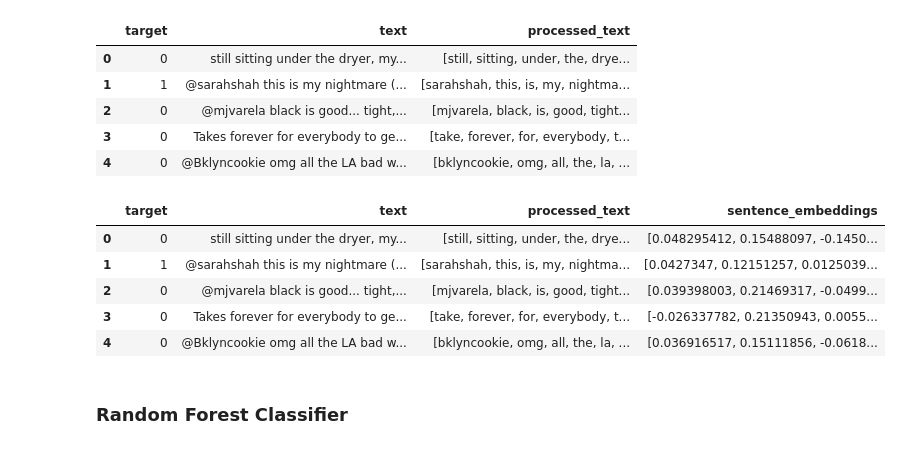
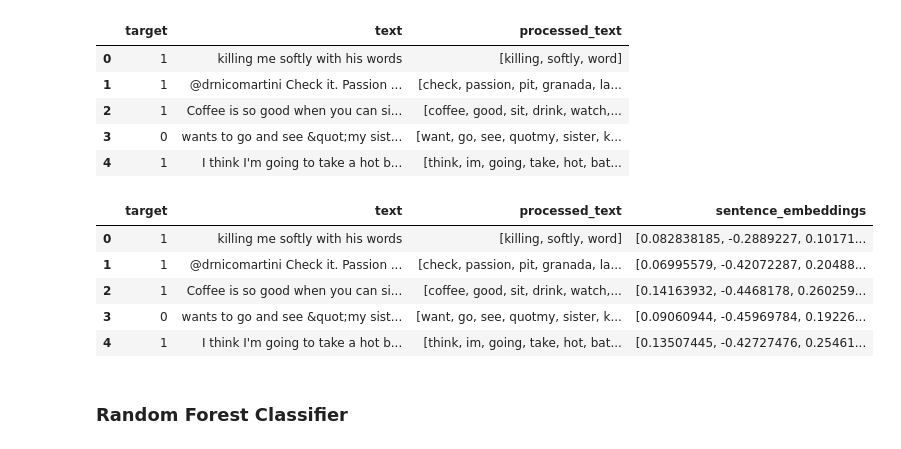
Before and after one commit to yjiahao/natural-language-processing, a Jupyter notebook: assignment_1_embeddings/skip-gram_sentiment_analysis.ipynb, the cells around one changed output. Cells and saved outputs as stored; diff of their text form; code cells hidden in the pictures.

```diff
--- a/assignment_1_embeddings/w2v_sentiment_analysis.ipynb
+++ b/assignment_1_embeddings/skip-gram_sentiment_analysis.ipynb
@@ -15,20 +15,23 @@ from sklearn.model_selection import train_test_split
 from sklearn.metrics import accuracy_score, classification_report, confusion_matrix
 # %%
 # read data
-df = pd.read_csv('../data/twitter/processed.csv', encoding='latin-1')
-df['processed_text'] = df['processed_text'].apply(lambda x: ast.literal_eval(x))
+df_train = pd.read_csv('../data/twitter/train_processed.csv', encoding='latin-1')
+df_train['processed_text'] = df_train['processed_text'].apply(lambda x: ast.literal_eval(x))
+
+df_test = pd.read_csv('../data/twitter/test_processed.csv', encoding='latin-1')
+df_test['processed_text'] = df_test['processed_text'].apply(lambda x: ast.literal_eval(x))
 # %%
-df.head()
+df_train.head()
 # %% [output]
 |  | target | text | processed_text |
-| 0 | 0 | still sitting under the dryer, my... | [still, sitting, under, the, drye... |
-| 1 | 1 | @sarahshah this is my nightmare (... | [sarahshah, this, is, my, nightma... |
-| 2 | 0 | @mjvarela black is good... tight,... | [mjvarela, black, is, good, tight... |
-| 3 | 0 | Takes forever for everybody to ge... | [take, forever, for, everybody, t... |
-| 4 | 0 | @Bklyncookie omg all the LA bad w... | [bklyncookie, omg, all, the, la, ... |
+| 0 | 1 | killing me softly with his words | [killing, softly, word] |
+| 1 | 1 | @drnicomartini Check it. Passion ... | [check, passion, pit, granada, la... |
+| 2 | 1 | Coffee is so good when you can si... | [coffee, good, sit, drink, watch,... |
+| 3 | 0 | wants to go and see &quot;my sist... | [want, go, see, quotmy, sister, k... |
+| 4 | 1 | I think I'm going to take a hot b... | [think, im, going, take, hot, bat... |
 # %%
 # download word2vec model: use best-performing one based on qualitative evaluation
-w2v_model = Word2Vec.load('./models/word2vec/skipgram_300_5_15.model')
+w2v_model = Word2Vec.load('./models/word2vec/skipgram_128_15_15.model')
 # %%
 # use word2vec to vectorize each token, and create sentence embeddings by averaging word vectors of one sentence
 def get_sentence_embedding(tokens):
@@ -36,16 +39,19 @@ def get_sentence_embedding(tokens):
     for token in tokens:
         if token in w2v_model.wv:
             vectors.append(w2v_model.wv[token])
+
     return np.mean(vectors, axis=0)
 
-df['sentence_embeddings'] = df['processed_text'].apply(get_sentence_embedding)
+
+df_train['sentence_embeddings'] = df_train['processed_text'].apply(get_sentence_embedding)
+df_test['sentence_embeddings'] = df_test['processed_text'].apply(get_sentence_embedding)
 # %%
-df.head()
+df_train.head()
 # %% [output]
 |  | target | text | processed_text | sentence_embeddings |
-| 0 | 0 | still sitting under the dryer, my... | [still, sitting, under, the, drye... | [0.048295412, 0.15488097, -0.1450... |
-| 1 | 1 | @sarahshah this is my nightmare (... | [sarahshah, this, is, my, nightma... | [0.0427347, 0.12151257, 0.0125039... |
-| 2 | 0 | @mjvarela black is good... tight,... | [mjvarela, black, is, good, tight... | [0.039398003, 0.21469317, -0.0499... |
-| 3 | 0 | Takes forever for everybody to ge... | [take, forever, for, everybody, t... | [-0.026337782, 0.21350943, 0.0055... |
-| 4 | 0 | @Bklyncookie omg all the LA bad w... | [bklyncookie, omg, all, the, la, ... | [0.036916517, 0.15111856, -0.0618... |
+| 0 | 1 | killing me softly with his words | [killing, softly, word] | [0.082838185, -0.2889227, 0.10171... |
+| 1 | 1 | @drnicomartini Check it. Passion ... | [check, passion, pit, granada, la... | [0.06995579, -0.42072287, 0.20488... |
+| 2 | 1 | Coffee is so good when you can si... | [coffee, good, sit, drink, watch,... | [0.14163932, -0.4468178, 0.260259... |
+| 3 | 0 | wants to go and see &quot;my sist... | [want, go, see, quotmy, sister, k... | [0.09060944, -0.45969784, 0.19226... |
+| 4 | 1 | I think I'm going to take a hot b... | [think, im, going, take, hot, bat... | [0.13507445, -0.42727476, 0.25461... |
 # %%
```
Also changed, not shown: parts of 4 cells of this notebook.
